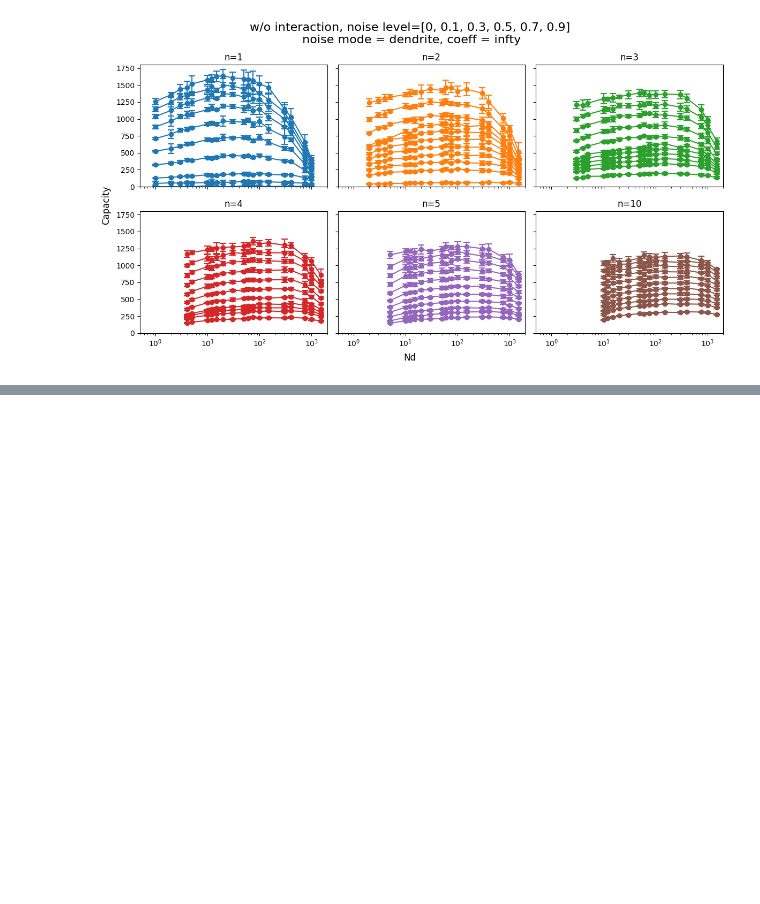
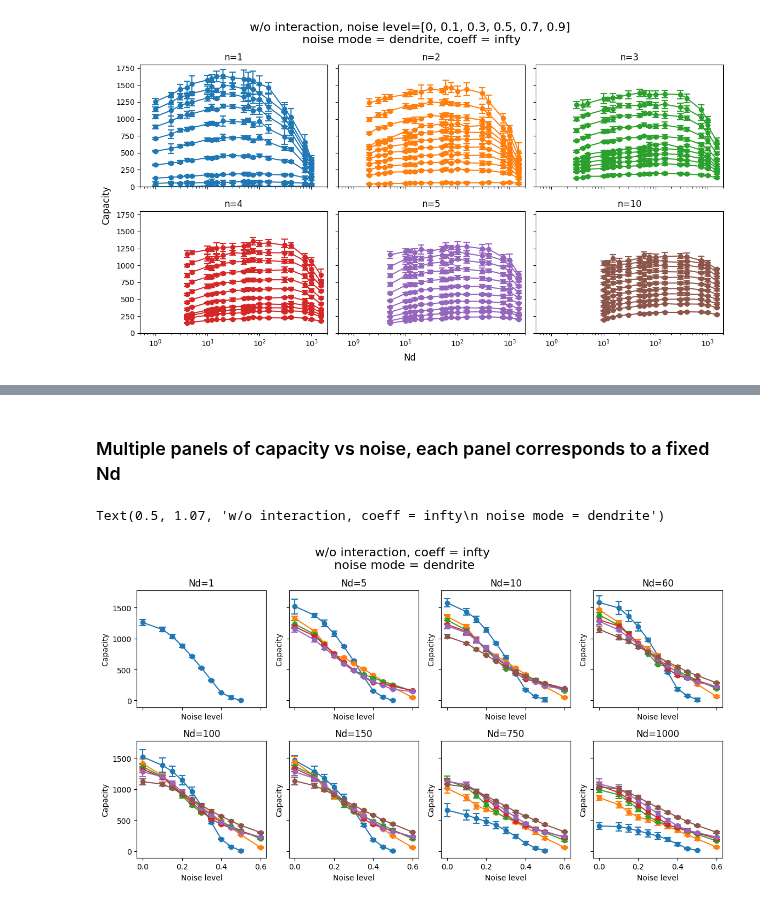
Before and after one commit to Cai-Fangxu/dendrite_familiarity_detection, a Jupyter notebook: common_data_processing/noisy_capacity_plots.ipynb, the cells around one changed output, grey strips where cells are left out. Drawn from its saved outputs; the diff is of its cells as text; code cells hidden in the pictures; blank space fills up the shorter version.

```diff
--- a/common_data_processing/noisy_capacity_plots.ipynb
+++ b/common_data_processing/noisy_capacity_plots.ipynb
@@ -431,0 +440,36 @@ plt.legend(fontsize=15)
+# %% [markdown]
+### Multiple panels of capacity vs noise, each panel corresponds to a fixed Nd
+# %%
+nd_tmp_plot_list = [1, 5, 10, 60, 100, 150, 750, 1000]
+n_panels = len(nd_tmp_plot_list)
+n_rows = int(np.floor(np.sqrt(n_panels)))
+n_cols = int(np.ceil(n_panels / n_rows))
+
+fig, ax = plt.subplots(n_rows, n_cols, sharex=True, sharey=True, figsize=(12, 6))
+for nd_idx, nd in enumerate(nd_tmp_plot_list):
+    ax_i = nd_idx//n_cols
+    ax_j = nd_idx%n_cols
+    subset = df[df['nd'] == nd]
+    for ndR_idx, ndR in enumerate(ndRlist):
+        subset_ndR = subset[subset['ndR'] == ndR]
+        subset_ndR = subset_ndR.loc[subset_ndR.groupby(['capacity', 'noise'])['b'].idxmax()]
+        subset_ndR = subset_ndR.sort_values("noise")
+        ax[ax_i, ax_j].plot(subset_ndR['noise'].to_numpy().astype(float), subset_ndR['capacity'], label=f"{ndR}", c=f"C{ndR_idx}")
+        ax[ax_i, ax_j].errorbar(
+            x=subset_ndR['noise'].to_numpy().astype(float),
+            y=subset_ndR['capacity'],
+            yerr=2.571*subset_ndR['sem'],
+            fmt='o',
+            capsize=4,
+            capthick=1.5,
+            elinewidth=1.5,
+            c=f"C{ndR_idx}"
+        )
+    ax[ax_i, ax_j].set_title(f"Nd={nd}")
+    ax[ax_i, ax_j].set_xlabel("Noise level")
+    ax[ax_i, ax_j].set_ylabel("Capacity")
+plt.tight_layout(rect=(0.03,0.03,1,1))
+fig.suptitle(f"w/o interaction, coeff = {coeff}\n noise mode = {noise_mode}", fontsize=16, y=1.07)
+# %% [output]
+Text(0.5, 1.07, 'w/o interaction, coeff = infty\n noise mode = dendrite')
+[figure, added]
```
Also changed, not shown: parts of 26 cells of this notebook, 10 other files.
